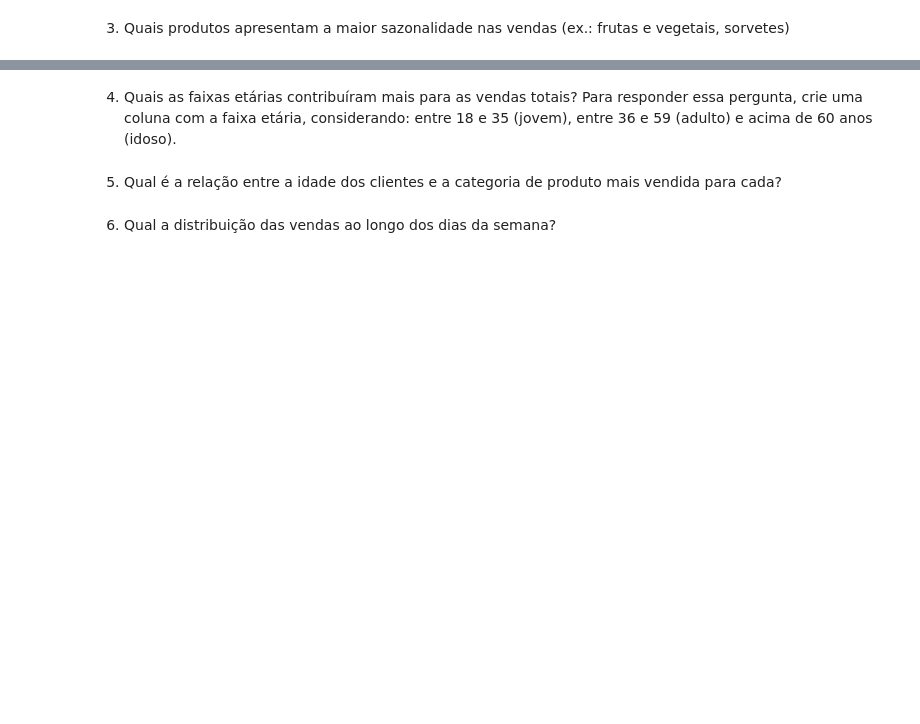
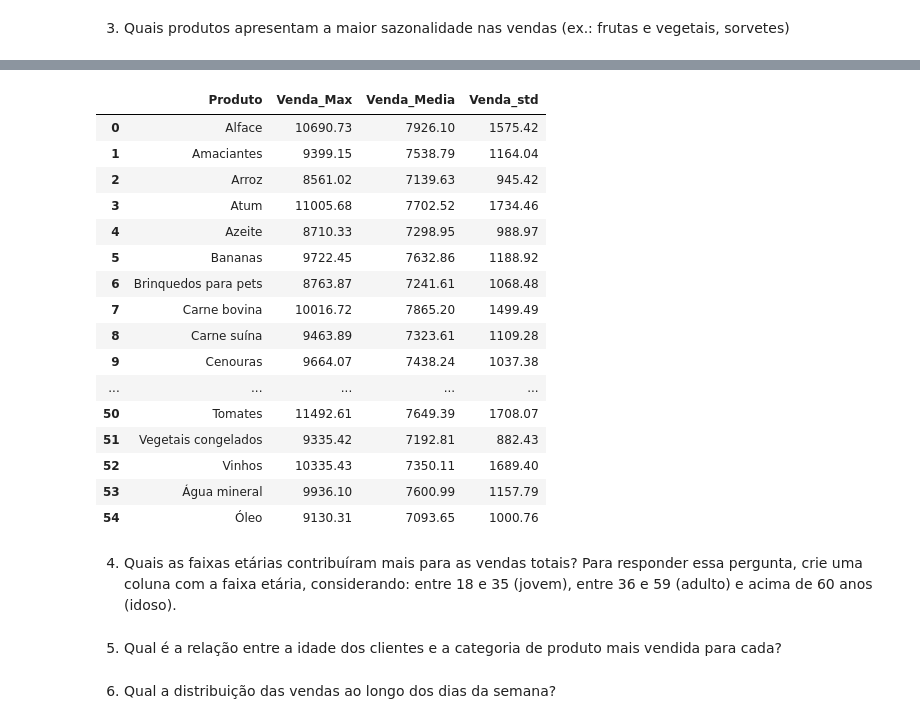
Before and after one commit to Danibisinoto/Repositorio_PROJETO_FINAL_Analise_Exploratoria_de_Dados, a Jupyter notebook: PROJETO.IPYNB, the cells around one changed output, grey strips where cells are left out. Saved outputs shown, nothing was run; the diff lists cells and outputs as text; code cells hidden in the pictures; blank space fills up the shorter version.

```diff
--- a/PROJETO.IPYNB
+++ b/PROJETO.IPYNB
@@ -291,3 +352,38 @@ sorvetes)
+# %%
+#separando o mês
+df['Mes']=pd.to_datetime(df['Data']).dt.to_period('M')
+
+#calculando valor das vendas por produto
+Vendas_Mes=(df.groupby(['Produto', 'Mes'])['Total_Venda'].sum().reset_index())
+
+#encontrando o maior valor de venda, o valor médio e o desvio padrão das vendas por produto
+sazonal=Venda_Mes.groupby('Produto')['Total_Venda'].agg(
+                                                    Venda_Max='max',
+                                                    Venda_Media='mean',
+                                                    Venda_std='std').reset_index().round(2)
+sazonal
+
+
+
+#####ANALISE
+# %% [output]
+|  | Produto | Venda_Max | Venda_Media | Venda_std |
+| 0 | Alface | 10690.73 | 7926.10 | 1575.42 |
+| 1 | Amaciantes | 9399.15 | 7538.79 | 1164.04 |
+| 2 | Arroz | 8561.02 | 7139.63 | 945.42 |
+| 3 | Atum | 11005.68 | 7702.52 | 1734.46 |
+| 4 | Azeite | 8710.33 | 7298.95 | 988.97 |
+| 5 | Bananas | 9722.45 | 7632.86 | 1188.92 |
+| 6 | Brinquedos para pets | 8763.87 | 7241.61 | 1068.48 |
+| 7 | Carne bovina | 10016.72 | 7865.20 | 1499.49 |
+| 8 | Carne suína | 9463.89 | 7323.61 | 1109.28 |
+| 9 | Cenouras | 9664.07 | 7438.24 | 1037.38 |
+| ... | ... | ... | ... | ... |
+| 50 | Tomates | 11492.61 | 7649.39 | 1708.07 |
+| 51 | Vegetais congelados | 9335.42 | 7192.81 | 882.43 |
+| 52 | Vinhos | 10335.43 | 7350.11 | 1689.40 |
+| 53 | Água mineral | 9936.10 | 7600.99 | 1157.79 |
+| 54 | Óleo | 9130.31 | 7093.65 | 1000.76 |
 # %% [markdown]
 4. Quais as faixas etárias contribuíram mais para as vendas totais? Para responder essa
 pergunta, crie uma coluna com a faixa etária, considerando: entre 18 e 35 (jovem), entre
```
Also changed, not shown: parts of 11 cells of this notebook.
